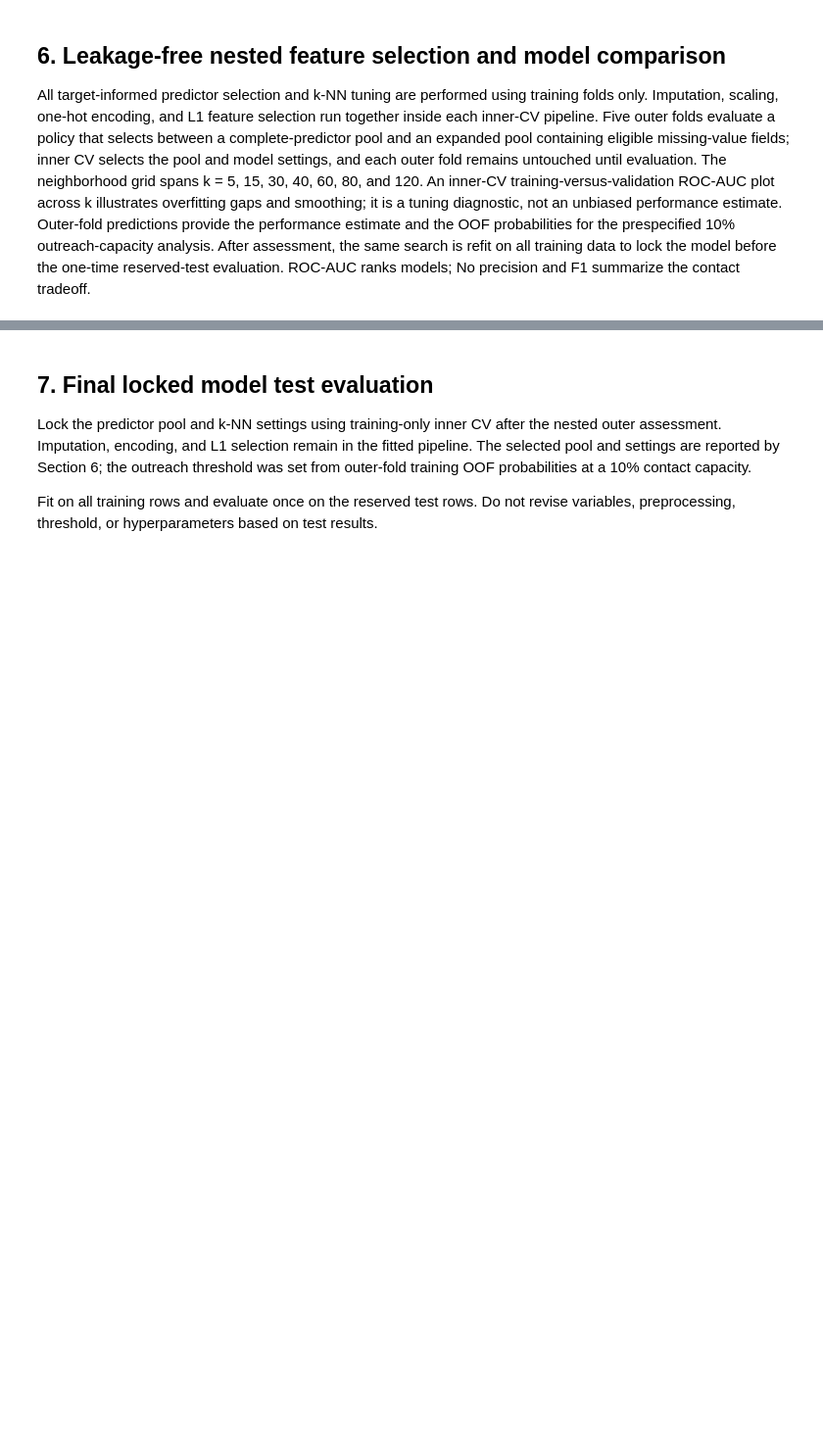
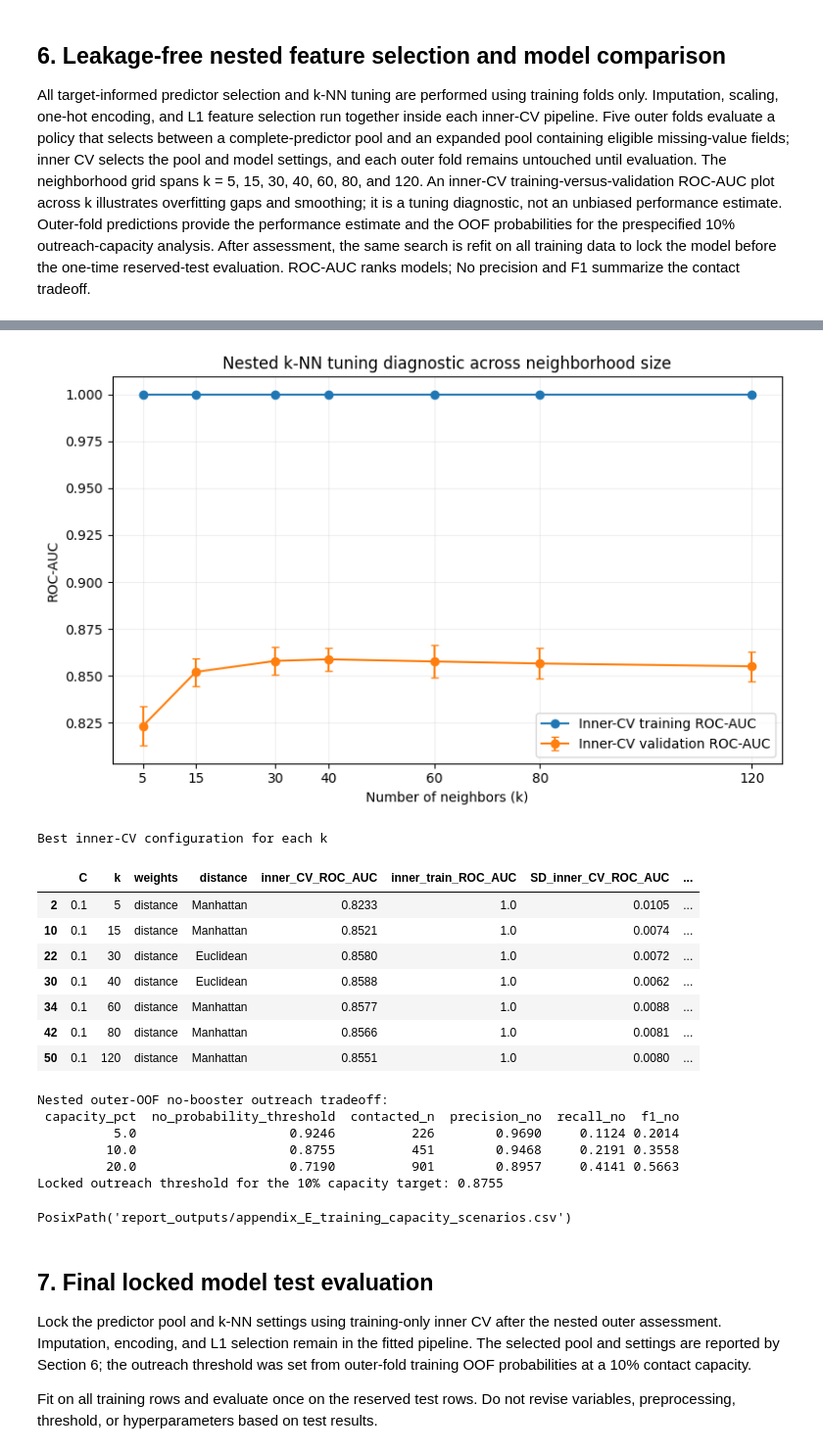
Before and after one commit to jimmyrua/8413-ML-GA1, a Jupyter notebook: GA1_model_2_missing_values.ipynb, the cells around one changed output, grey strips where cells are left out. Shown at 98% size. Cells and saved outputs as stored; diff of their text form; code cells hidden in the pictures; blank space fills up the shorter version.

```diff
--- a/GA1_model_2_missing_values.ipynb
+++ b/GA1_model_2_missing_values.ipynb
@@ -583,3 +842,80 @@ print(f"Locked outreach threshold for the 10% capacity target: {outreach_thresho
+# %%
+# Plot the inner-CV-AUC-best C/weight/distance configuration for each k.
+best_per_k = (
+    final_candidate_table.sort_values("inner_CV_ROC_AUC", ascending=False)
+    .drop_duplicates("k")
+    .sort_values("k")
+)
+fig, ax = plt.subplots(figsize=(8, 5))
+ax.plot(
+    best_per_k["k"], best_per_k["inner_train_ROC_AUC"],
+    marker="o", label="Inner-CV training ROC-AUC",
+)
+ax.errorbar(
+    best_per_k["k"], best_per_k["inner_CV_ROC_AUC"],
+    yerr=best_per_k["SD_inner_CV_ROC_AUC"],
+    marker="o", capsize=3, label="Inner-CV validation ROC-AUC",
+)
+ax.set(
+    title="Nested k-NN tuning diagnostic across neighborhood size",
+    xlabel="Number of neighbors (k)",
+    ylabel="ROC-AUC",
+    xticks=best_per_k["k"],
+)
+ax.grid(alpha=0.2)
+ax.legend()
+fig.tight_layout()
+save_figure(fig, "figure_D1_k_diagnostic.png")
+plt.show()
+
+
+show_table(best_per_k, 'Best inner-CV configuration for each k',
+           'appendix_D_best_per_k.csv', index=False)
+# Outreach uses outer-fold OOF probabilities; 10% capacity is fixed before test evaluation.
+outreach_oof_probability = nested_oof_probability
+outreach_oof_no_probability = 1 - outreach_oof_probability
+outreach_oof_actual_no = y_train_array == 0
+outreach_order = np.argsort(-outreach_oof_no_probability, kind="stable")
+outreach_rows = []
+for capacity_rate in [0.05, 0.10, 0.20]:
+    contact_count = int(np.ceil(capacity_rate * len(y_train)))
+    contacted = np.zeros(len(y_train), dtype=bool)
+    contacted[outreach_order[:contact_count]] = True
+    outreach_rows.append({
+        "capacity_pct": capacity_rate * 100,
+        "no_probability_threshold": outreach_oof_no_probability[outreach_order[contact_count - 1]],
+        "contacted_n": int(contacted.sum()),
+        "precision_no": precision_score(outreach_oof_actual_no, contacted, zero_division=0),
+        "recall_no": recall_score(outreach_oof_actual_no, contacted, zero_division=0),
+        "f1_no": f1_score(outreach_oof_actual_no, contacted, zero_division=0),
+    })
+outreach_oof_table = pd.DataFrame(outreach_rows)
+outreach_threshold = float(
+    outreach_oof_table.loc[outreach_oof_table["capacity_pct"].eq(10), "no_probability_threshold"].iloc[0]
+)
+print("\nNested outer-OOF no-booster outreach tradeoff:")
+print(outreach_oof_table.round(4).to_string(index=False))
+print(f"Locked outreach threshold for the 10% capacity target: {outreach_threshold:.4f}")
+
+save_table(outreach_oof_table, 'appendix_E_training_capacity_scenarios.csv', index=False)
+# %% [output]
+[figure, added]
+Best inner-CV configuration for each k
+|  | C | k | weights | distance | inner_CV_ROC_AUC | inner_train_ROC_AUC | SD_inner_CV_ROC_AUC | ... |
+| 2 | 0.1 | 5 | distance | Manhattan | 0.8233 | 1.0 | 0.0105 | ... |
+| 10 | 0.1 | 15 | distance | Manhattan | 0.8521 | 1.0 | 0.0074 | ... |
+| 22 | 0.1 | 30 | distance | Euclidean | 0.8580 | 1.0 | 0.0072 | ... |
+| 30 | 0.1 | 40 | distance | Euclidean | 0.8588 | 1.0 | 0.0062 | ... |
+| 34 | 0.1 | 60 | distance | Manhattan | 0.8577 | 1.0 | 0.0088 | ... |
+| 42 | 0.1 | 80 | distance | Manhattan | 0.8566 | 1.0 | 0.0081 | ... |
+| 50 | 0.1 | 120 | distance | Manhattan | 0.8551 | 1.0 | 0.0080 | ... |
+Nested outer-OOF no-booster outreach tradeoff:
+ capacity_pct  no_probability_threshold  contacted_n  precision_no  recall_no  f1_no
+          5.0                    0.9246          226        0.9690     0.1124 0.2014
+         10.0                    0.8755          451        0.9468     0.2191 0.3558
+         20.0                    0.7190          901        0.8957     0.4141 0.5663
+Locked outreach threshold for the 10% capacity target: 0.8755
+PosixPath('report_outputs/appendix_E_training_capacity_scenarios.csv')
 # %% [markdown]
 ## 7. Final locked model test evaluation
 
```
Also changed, not shown: parts of 32 cells of this notebook.
